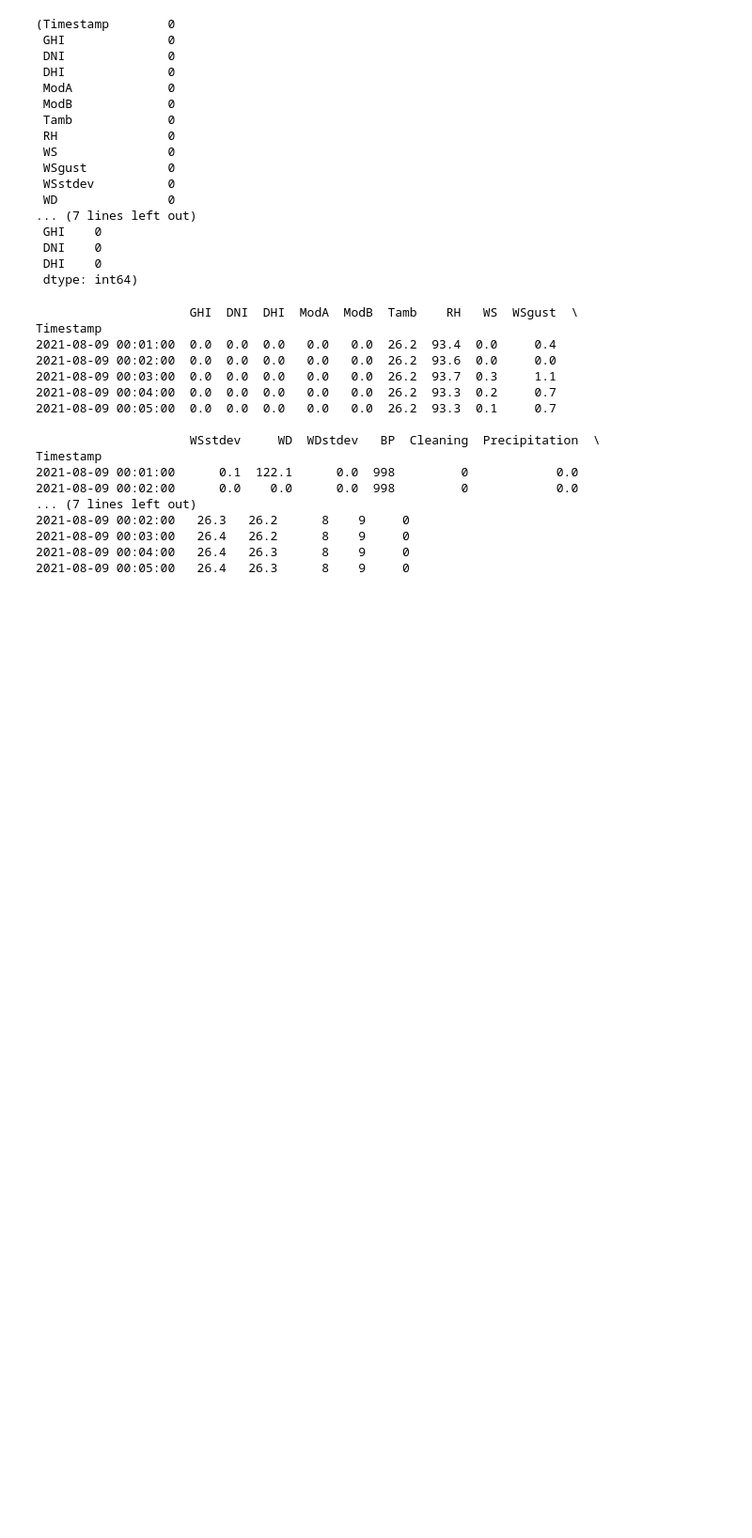
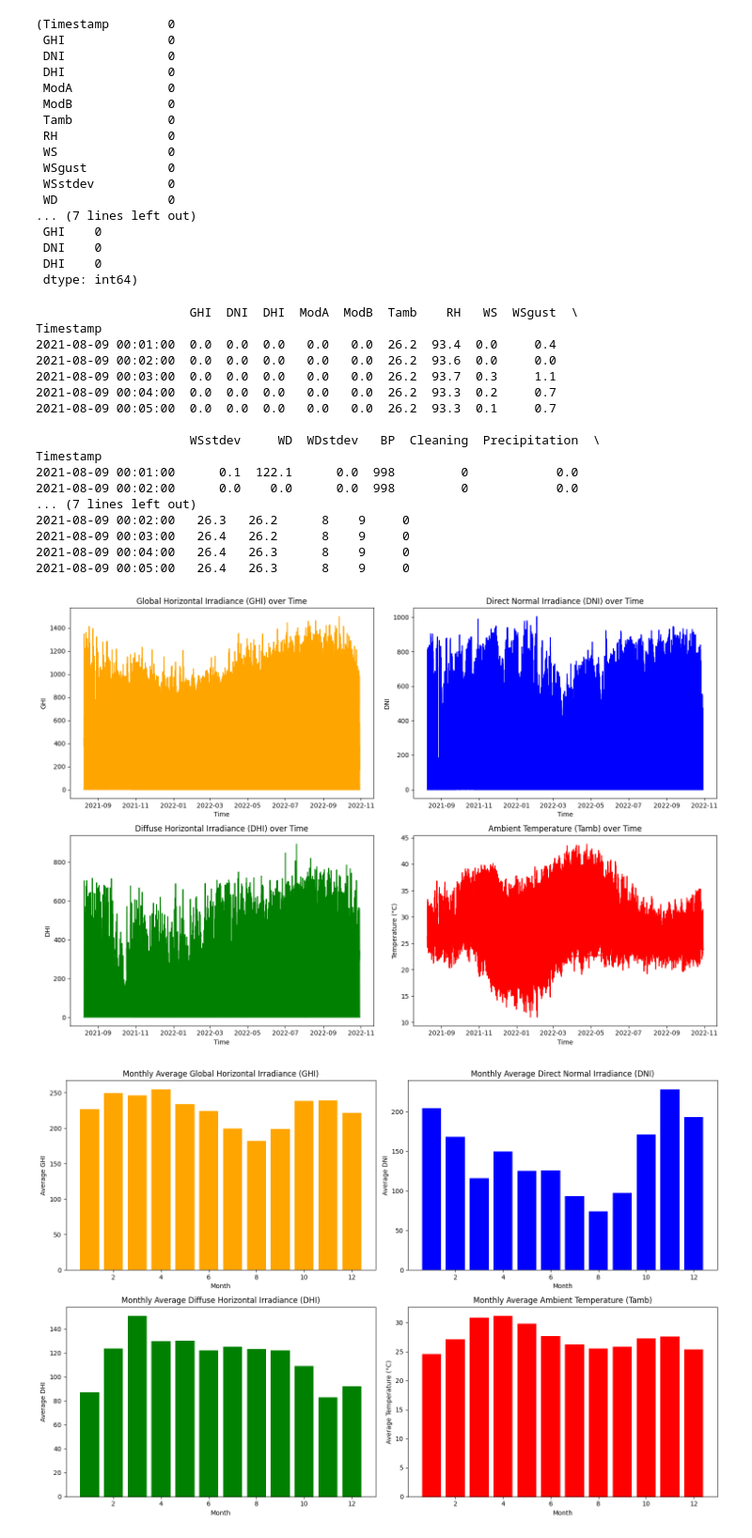
Before and after one commit to YonInsights/solar-energy-analysis, a Jupyter notebook: notebooks/EDA.ipynb, the cells around one changed output. Shown at 94% size. Cells and saved outputs as stored; diff of their text form; code cells hidden in the pictures; blank space fills up the shorter version.

Commit message:
Time Series Analysis

```diff
--- a/notebooks/EDA.ipynb
+++ b/notebooks/EDA.ipynb
@@ -99,3 +99,74 @@ Timestamp
 2021-08-09 00:03:00   26.4   26.2      8    9     0
 2021-08-09 00:04:00   26.4   26.3      8    9     0
 2021-08-09 00:05:00   26.4   26.3      8    9     0
+# %%
+import matplotlib.pyplot as plt
+import seaborn as sns
+
+# Plot line charts for GHI, DNI, DHI, and Tamb over time
+
+fig, axs = plt.subplots(2, 2, figsize=(15, 10))
+
+# GHI over time
+axs[0, 0].plot(data.index, data['GHI'], color='orange')
+axs[0, 0].set_title('Global Horizontal Irradiance (GHI) over Time')
+axs[0, 0].set_xlabel('Time')
+axs[0, 0].set_ylabel('GHI')
+
+# DNI over time
+axs[0, 1].plot(data.index, data['DNI'], color='blue')
+axs[0, 1].set_title('Direct Normal Irradiance (DNI) over Time')
+axs[0, 1].set_xlabel('Time')
+axs[0, 1].set_ylabel('DNI')
+
+# DHI over time
+axs[1, 0].plot(data.index, data['DHI'], color='green')
+axs[1, 0].set_title('Diffuse Horizontal Irradiance (DHI) over Time')
+axs[1, 0].set_xlabel('Time')
+axs[1, 0].set_ylabel('DHI')
+
+# Tamb (Temperature) over time
+axs[1, 1].plot(data.index, data['Tamb'], color='red')
+axs[1, 1].set_title('Ambient Temperature (Tamb) over Time')
+axs[1, 1].set_xlabel('Time')
+axs[1, 1].set_ylabel('Temperature (°C)')
+
+plt.tight_layout()
+plt.show()
+
+# Optional: Plot Monthly Patterns for GHI, DNI, DHI, and Tamb
+fig, axs = plt.subplots(2, 2, figsize=(15, 10))
+
+# GHI by month (Monthly average)
+monthly_avg_GHI = data.groupby('month')['GHI'].mean()
+axs[0, 0].bar(monthly_avg_GHI.index, monthly_avg_GHI.values, color='orange')
+axs[0, 0].set_title('Monthly Average Global Horizontal Irradiance (GHI)')
+axs[0, 0].set_xlabel('Month')
+axs[0, 0].set_ylabel('Average GHI')
+
+# DNI by month (Monthly average)
+monthly_avg_DNI = data.groupby('month')['DNI'].mean()
+axs[0, 1].bar(monthly_avg_DNI.index, monthly_avg_DNI.values, color='blue')
+axs[0, 1].set_title('Monthly Average Direct Normal Irradiance (DNI)')
+axs[0, 1].set_xlabel('Month')
+axs[0, 1].set_ylabel('Average DNI')
+
+# DHI by month (Monthly average)
+monthly_avg_DHI = data.groupby('month')['DHI'].mean()
+axs[1, 0].bar(monthly_avg_DHI.index, monthly_avg_DHI.values, color='green')
+axs[1, 0].set_title('Monthly Average Diffuse Horizontal Irradiance (DHI)')
+axs[1, 0].set_xlabel('Month')
+axs[1, 0].set_ylabel('Average DHI')
+
+# Tamb by month (Monthly average)
+monthly_avg_Tamb = data.groupby('month')['Tamb'].mean()
+axs[1, 1].bar(monthly_avg_Tamb.index, monthly_avg_Tamb.values, color='red')
+axs[1, 1].set_title('Monthly Average Ambient Temperature (Tamb)')
+axs[1, 1].set_xlabel('Month')
+axs[1, 1].set_ylabel('Average Temperature (°C)')
+
+plt.tight_layout()
+plt.show()
+# %% [output]
+[figure, added]
+[figure, added]
```
